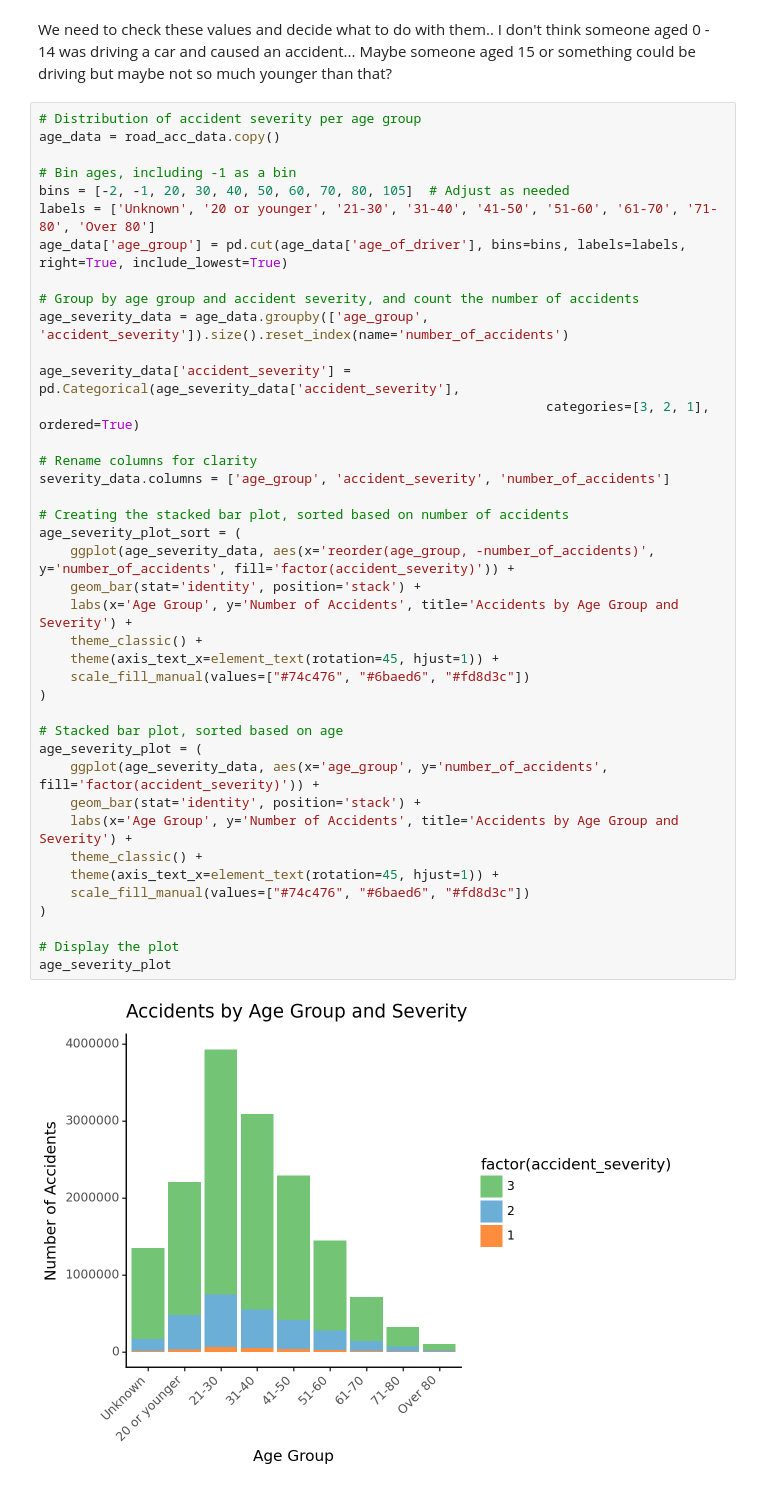
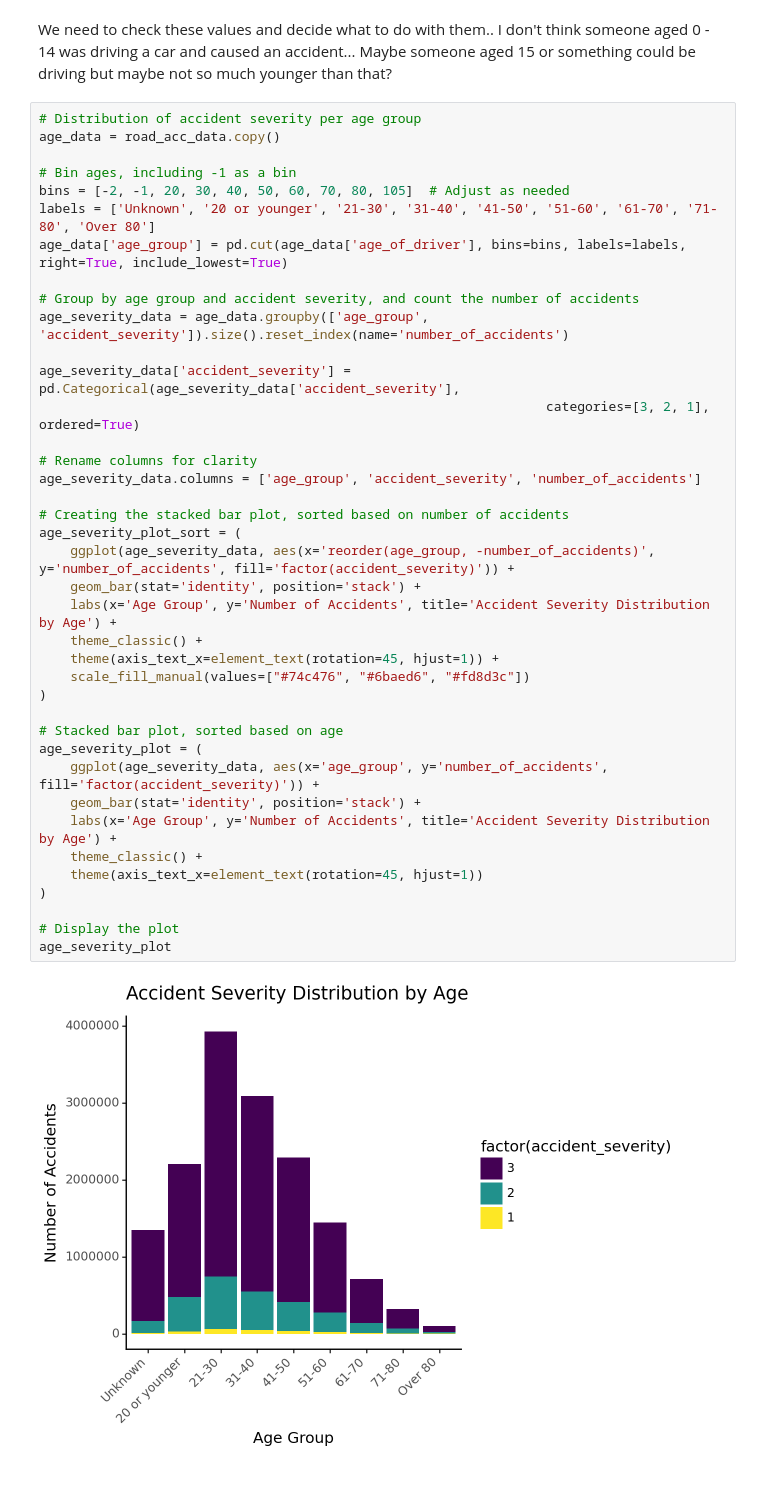
Before and after one commit to nikolaymoshenskiy/IDS-UK-road-accidents, a Jupyter notebook: LM_visualisation.ipynb, the cells around one changed output. Drawn from its saved outputs; the diff is of its cells as text.

```diff
--- a/LM_visualisation.ipynb
+++ b/LM_visualisation.ipynb
@@ -410,37 +408,36 @@ bins = [-2, -1, 20, 30, 40, 50, 60, 70, 80, 105]  # Adjust as needed
 labels = ['Unknown', '20 or younger', '21-30', '31-40', '41-50', '51-60', '61-70', '71-80', 'Over 80']
 age_data['age_group'] = pd.cut(age_data['age_of_driver'], bins=bins, labels=labels, right=True, include_lowest=True)
 
 # Group by age group and accident severity, and count the number of accidents
 age_severity_data = age_data.groupby(['age_group', 'accident_severity']).size().reset_index(name='number_of_accidents')
 
 age_severity_data['accident_severity'] = pd.Categorical(age_severity_data['accident_severity'],
                                                                  categories=[3, 2, 1], ordered=True)
 
 # Rename columns for clarity
-severity_data.columns = ['age_group', 'accident_severity', 'number_of_accidents']
+age_severity_data.columns = ['age_group', 'accident_severity', 'number_of_accidents']
 
 # Creating the stacked bar plot, sorted based on number of accidents
 age_severity_plot_sort = (
     ggplot(age_severity_data, aes(x='reorder(age_group, -number_of_accidents)', y='number_of_accidents', fill='factor(accident_severity)')) +
     geom_bar(stat='identity', position='stack') +
-    labs(x='Age Group', y='Number of Accidents', title='Accidents by Age Group and Severity') +
+    labs(x='Age Group', y='Number of Accidents', title='Accident Severity Distribution by Age') +
     theme_classic() +
     theme(axis_text_x=element_text(rotation=45, hjust=1)) +
     scale_fill_manual(values=["#74c476", "#6baed6", "#fd8d3c"])
 )
 
 # Stacked bar plot, sorted based on age
 age_severity_plot = (
     ggplot(age_severity_data, aes(x='age_group', y='number_of_accidents', fill='factor(accident_severity)')) +
     geom_bar(stat='identity', position='stack') +
-    labs(x='Age Group', y='Number of Accidents', title='Accidents by Age Group and Severity') +
+    labs(x='Age Group', y='Number of Accidents', title='Accident Severity Distribution by Age') +
     theme_classic() +
-    theme(axis_text_x=element_text(rotation=45, hjust=1)) +
-    scale_fill_manual(values=["#74c476", "#6baed6", "#fd8d3c"])
+    theme(axis_text_x=element_text(rotation=45, hjust=1))
 )
 
 # Display the plot
 age_severity_plot
 # %% [output]
-[figure, old version]
+[figure, new version]
 <Figure Size: (640 x 480)>
```
Also changed, not shown: parts of 5 cells of this notebook.
